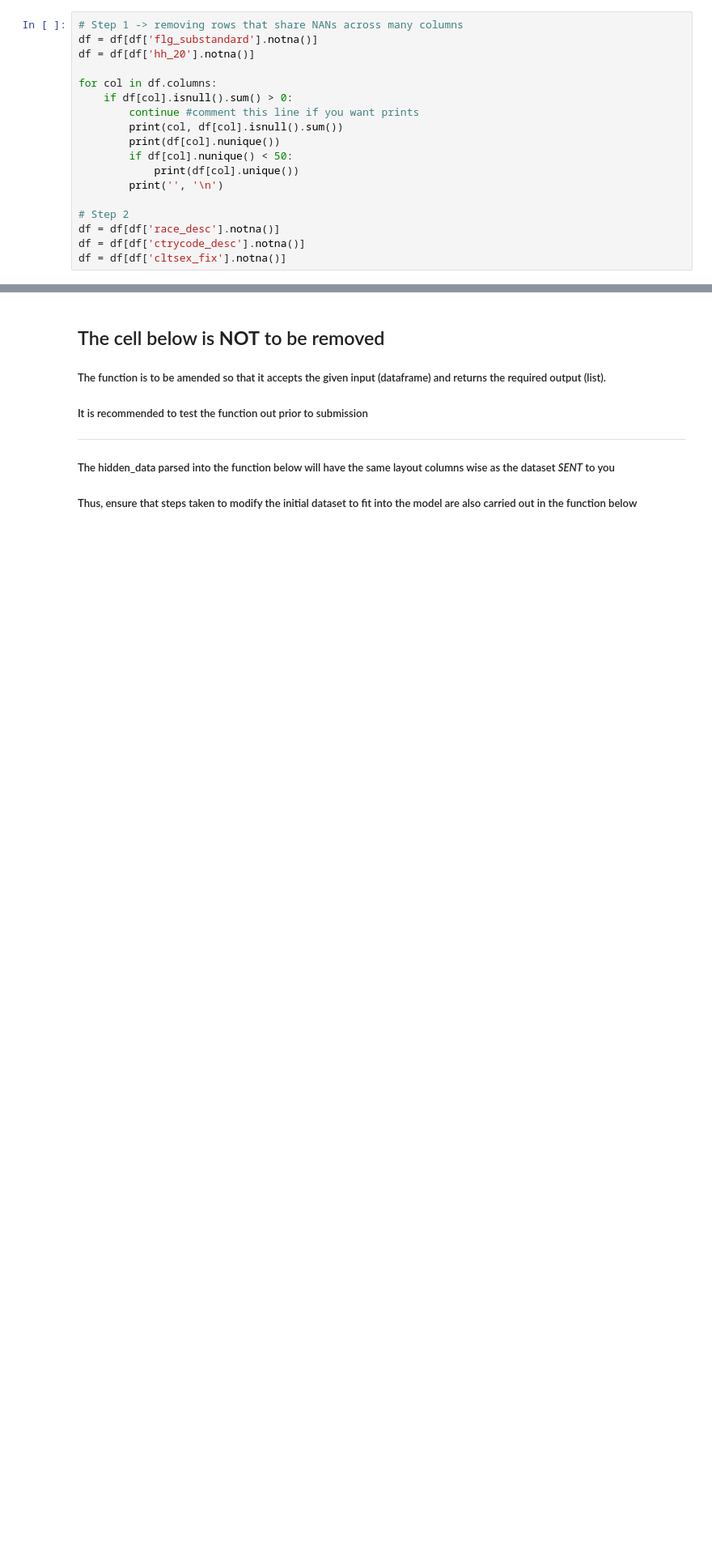
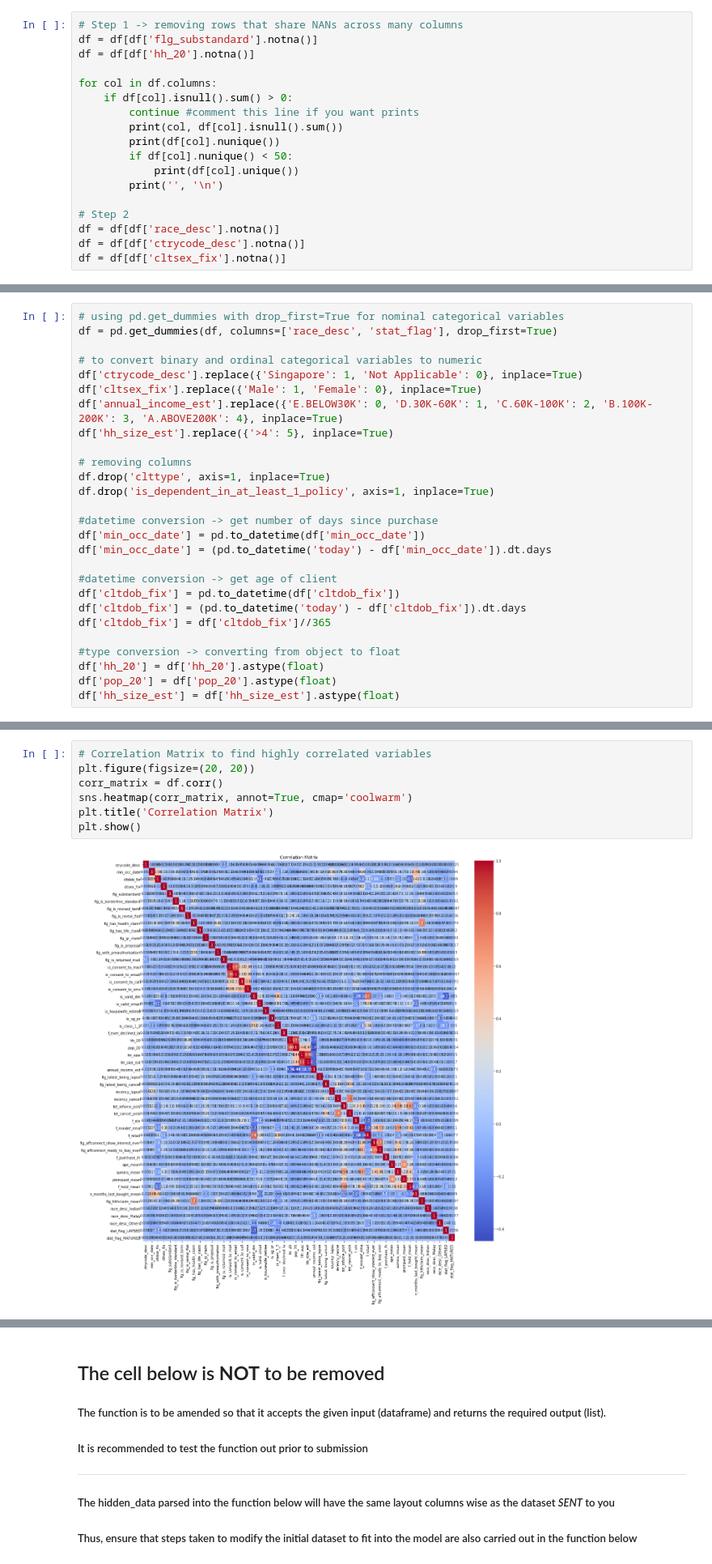
Before and after one commit to Faminic/NUS-SDS-Datathon-Singlife-Team-323, a Jupyter notebook: NUS_DATATHON_SINGLIFE_TEAM 323.ipynb, the cells around one changed output, grey strips where cells are left out. Shown at 81% size. Saved outputs shown, nothing was run; the diff lists cells and outputs as text; blank space fills up the shorter version.

```diff
--- a/NUS_DATATHON_SINGLIFE_TEAM 323.ipynb
+++ b/NUS_DATATHON_SINGLIFE_TEAM 323.ipynb
@@ -149,0 +162,27 @@ df
+# %%
+# using pd.get_dummies with drop_first=True for nominal categorical variables
+df = pd.get_dummies(df, columns=['race_desc', 'stat_flag'], drop_first=True)
+
+# to convert binary and ordinal categorical variables to numeric
+df['ctrycode_desc'].replace({'Singapore': 1, 'Not Applicable': 0}, inplace=True)
+df['cltsex_fix'].replace({'Male': 1, 'Female': 0}, inplace=True)
+df['annual_income_est'].replace({'E.BELOW30K': 0, 'D.30K-60K': 1, 'C.60K-100K': 2, 'B.100K-200K': 3, 'A.ABOVE200K': 4}, inplace=True)
+df['hh_size_est'].replace({'>4': 5}, inplace=True)
+
+# removing columns
+df.drop('clttype', axis=1, inplace=True)
+df.drop('is_dependent_in_at_least_1_policy', axis=1, inplace=True)
+
+#datetime conversion -> get number of days since purchase
+df['min_occ_date'] = pd.to_datetime(df['min_occ_date'])
+df['min_occ_date'] = (pd.to_datetime('today') - df['min_occ_date']).dt.days
+
+#datetime conversion -> get age of client
+df['cltdob_fix'] = pd.to_datetime(df['cltdob_fix'])
+df['cltdob_fix'] = (pd.to_datetime('today') - df['cltdob_fix']).dt.days
+df['cltdob_fix'] = df['cltdob_fix']//365
+
+#type conversion -> converting from object to float
+df['hh_20'] = df['hh_20'].astype(float)
+df['pop_20'] = df['pop_20'].astype(float)
+df['hh_size_est'] = df['hh_size_est'].astype(float)
@@ -149,0 +192,9 @@ df
+# %%
+# Correlation Matrix to find highly correlated variables
+plt.figure(figsize=(20, 20))
+corr_matrix = df.corr()
+sns.heatmap(corr_matrix, annot=True, cmap='coolwarm')
+plt.title('Correlation Matrix')
+plt.show()
+# %% [output]
+[figure, added]
```
Also changed, not shown: parts of 16 cells of this notebook.
